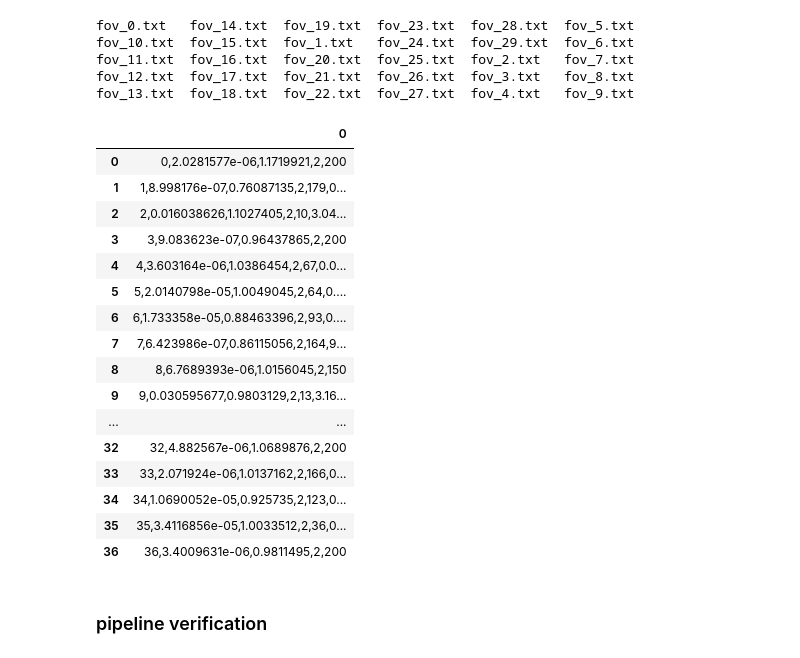
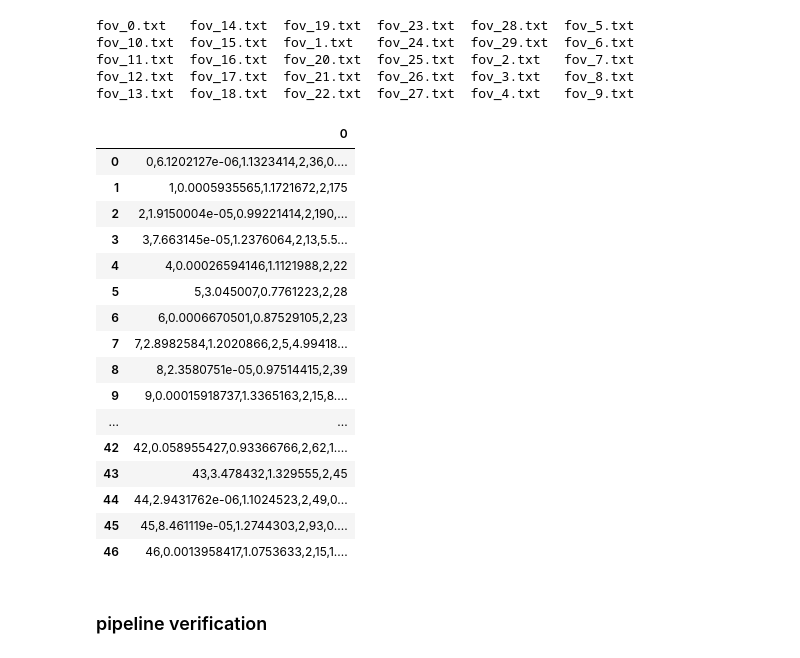
Before and after one commit to GabrielFernandezFernandez/kistep, a Jupyter notebook: nbs/tutorials/ANDI_challenge_two_submission.ipynb, the cells around one changed output. Cells and saved outputs as stored; diff of their text form; code cells hidden in the pictures.

```diff
--- a/nbs/tutorials/ANDI_challenge_two_submission.ipynb
+++ b/nbs/tutorials/ANDI_challenge_two_submission.ipynb
@@ -1150,6 +1157,6 @@ def _parse_trajectory_info(info):
     cps.extend(   [int(i)    for i in split_info[3::4]])
     return ks, alphas, states, cps
 # %%
-path_submit = Path('../../data/submit/20240714/')  # 20240710/')  # 20240628/')
+path_submit = Path('../../data/submit/20250203/')  # 20240714/')  # 20240710/')  # 20240628/')
 path_results = path_submit/'res/'
 # %%
@@ -1161,25 +1168,25 @@ fov_11.txt  fov_16.txt  fov_20.txt  fov_25.txt  fov_2.txt   fov_7.txt
 fov_12.txt  fov_17.txt  fov_21.txt  fov_26.txt  fov_3.txt   fov_8.txt
 fov_13.txt  fov_18.txt  fov_22.txt  fov_27.txt  fov_4.txt   fov_9.txt
 # %%
-df = pd.read_csv(path_results/'track_2/exp_0/fov_0.txt', sep=" ", header=None); df
+df = pd.read_csv(path_results/'track_2/exp_1/fov_0.txt', sep=" ", header=None); df
 # %% [output]
 |  | 0 |
-| 0 | 0,2.0281577e-06,1.1719921,2,200 |
-| 1 | 1,8.998176e-07,0.76087135,2,179,0... |
-| 2 | 2,0.016038626,1.1027405,2,10,3.04... |
-| 3 | 3,9.083623e-07,0.96437865,2,200 |
-| 4 | 4,3.603164e-06,1.0386454,2,67,0.0... |
-| 5 | 5,2.0140798e-05,1.0049045,2,64,0.... |
-| 6 | 6,1.733358e-05,0.88463396,2,93,0.... |
-| 7 | 7,6.423986e-07,0.86115056,2,164,9... |
-| 8 | 8,6.7689393e-06,1.0156045,2,150 |
-| 9 | 9,0.030595677,0.9803129,2,13,3.16... |
+| 0 | 0,6.1202127e-06,1.1323414,2,36,0.... |
+| 1 | 1,0.0005935565,1.1721672,2,175 |
+| 2 | 2,1.9150004e-05,0.99221414,2,190,... |
+| 3 | 3,7.663145e-05,1.2376064,2,13,5.5... |
+| 4 | 4,0.00026594146,1.1121988,2,22 |
+| 5 | 5,3.045007,0.7761223,2,28 |
+| 6 | 6,0.0006670501,0.87529105,2,23 |
+| 7 | 7,2.8982584,1.2020866,2,5,4.99418... |
+| 8 | 8,2.3580751e-05,0.97514415,2,39 |
+| 9 | 9,0.00015918737,1.3365163,2,15,8.... |
 | ... | ... |
-| 32 | 32,4.882567e-06,1.0689876,2,200 |
-| 33 | 33,2.071924e-06,1.0137162,2,166,0... |
-| 34 | 34,1.0690052e-05,0.925735,2,123,0... |
-| 35 | 35,3.4116856e-05,1.0033512,2,36,0... |
-| 36 | 36,3.4009631e-06,0.9811495,2,200 |
+| 42 | 42,0.058955427,0.93366766,2,62,1.... |
+| 43 | 43,3.478432,1.329555,2,45 |
+| 44 | 44,2.9431762e-06,1.1024523,2,49,0... |
+| 45 | 45,8.461119e-05,1.2744303,2,93,0.... |
+| 46 | 46,0.0013958417,1.0753633,2,15,1.... |
 # %%
 # set manually after analysis of k-means and visual inspection
 num_states_exp = [2,2,5,4,5,2,2,6,5,3, 4, 6] #[2,2,2,2,4,2,2,3,2,3,4,3,3]
```
Also changed, not shown: parts of 16 cells of this notebook.
